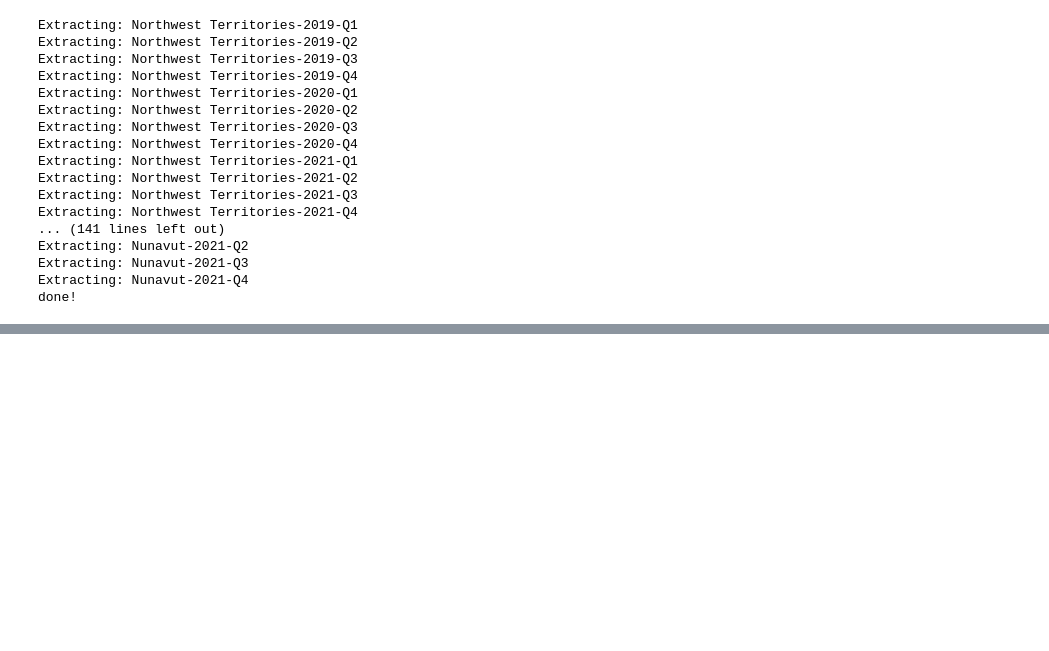
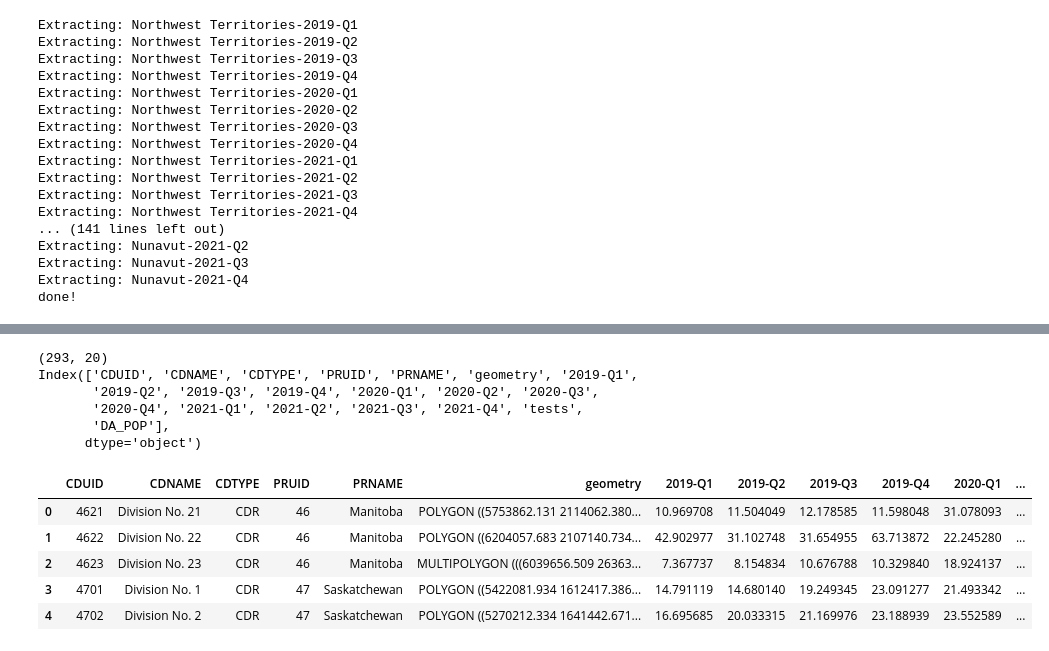
Before and after one commit to rennydoig/ssc22-case-comp, a Jupyter notebook: sonny_dir/A10_data_processing.ipynb, the cells around one changed output, grey strips where cells are left out. Cells and saved outputs as stored; diff of their text form; code cells hidden in the pictures; blank space fills up the shorter version.

```diff
--- a/sonny_dir/A10_data_processing.ipynb
+++ b/sonny_dir/A10_data_processing.ipynb
@@ -168,0 +271,20 @@ done!
+# %%
+# Merge with the boundary data
+
+merged_data = b_data.merge(fixed_data, on='CDUID', how='left')
+print(merged_data.shape)
+print(merged_data.columns)
+merged_data.head(5)
+# %% [output]
+(293, 20)
+Index(['CDUID', 'CDNAME', 'CDTYPE', 'PRUID', 'PRNAME', 'geometry', '2019-Q1',
+       '2019-Q2', '2019-Q3', '2019-Q4', '2020-Q1', '2020-Q2', '2020-Q3',
+       '2020-Q4', '2021-Q1', '2021-Q2', '2021-Q3', '2021-Q4', 'tests',
+       'DA_POP'],
+      dtype='object')
+|  | CDUID | CDNAME | CDTYPE | PRUID | PRNAME | geometry | 2019-Q1 | 2019-Q2 | 2019-Q3 | 2019-Q4 | 2020-Q1 | ... |
+| 0 | 4621 | Division No. 21 | CDR | 46 | Manitoba | POLYGON ((5753862.131 2114062.380... | 10.969708 | 11.504049 | 12.178585 | 11.598048 | 31.078093 | ... |
+| 1 | 4622 | Division No. 22 | CDR | 46 | Manitoba | POLYGON ((6204057.683 2107140.734... | 42.902977 | 31.102748 | 31.654955 | 63.713872 | 22.245280 | ... |
+| 2 | 4623 | Division No. 23 | CDR | 46 | Manitoba | MULTIPOLYGON (((6039656.509 26363... | 7.367737 | 8.154834 | 10.676788 | 10.329840 | 18.924137 | ... |
+| 3 | 4701 | Division No. 1 | CDR | 47 | Saskatchewan | POLYGON ((5422081.934 1612417.386... | 14.791119 | 14.680140 | 19.249345 | 23.091277 | 21.493342 | ... |
+| 4 | 4702 | Division No. 2 | CDR | 47 | Saskatchewan | POLYGON ((5270212.334 1641442.671... | 16.695685 | 20.033315 | 21.169976 | 23.188939 | 23.552589 | ... |
```
Also changed, not shown: parts of 12 cells of this notebook, 1 other file.
